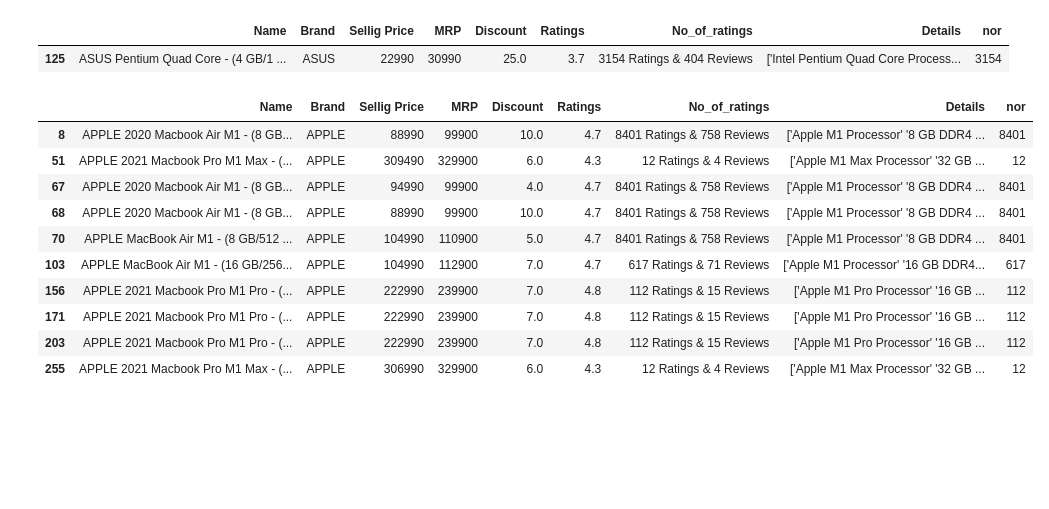
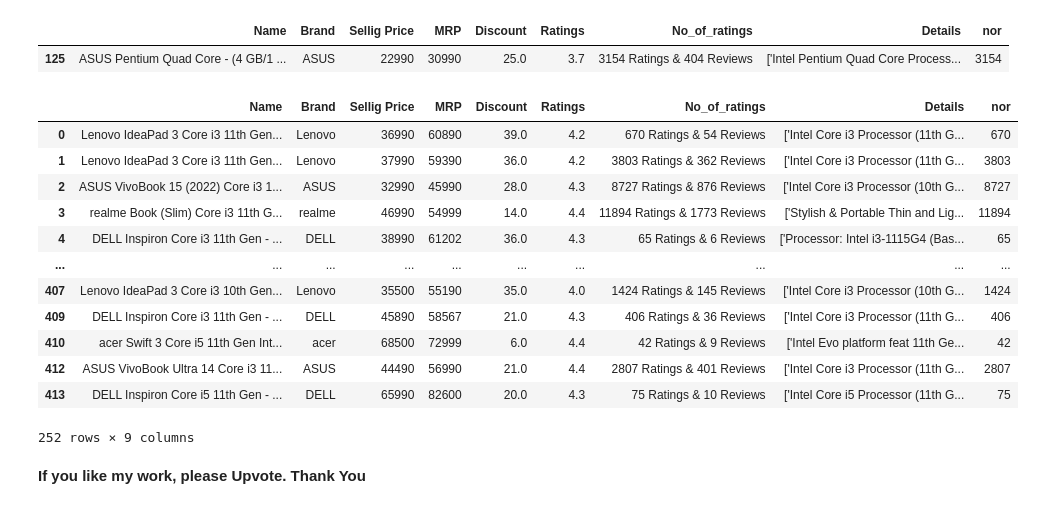
Before and after one commit to shreeparab1890/Flipkart-Laptops-Analysis-EDA, a Jupyter notebook: flipkart-laptops-analysis-eda.ipynb, the cells around one changed output. Saved outputs shown, nothing was run; the diff lists cells and outputs as text; code cells hidden in the pictures; blank space fills up the shorter version.

```diff
--- a/flipkart-laptops-analysis-eda.ipynb
+++ b/flipkart-laptops-analysis-eda.ipynb
@@ -330,17 +323,22 @@ laptops_rating[(laptops_rating['Ratings'] == laptops_rating['Ratings'].min())]
 # %%
 #Search with a feature
 #feature = str(input("Enter the feature of laptop to be serached: "))
-feature = 'M1'
+feature = '8 GB'
 laptops_df[laptops_df['Details'].str.contains(feature)]
 # %% [output]
 |  | Name | Brand | Sellig Price | MRP | Discount | Ratings | No_of_ratings | Details | nor |
-| 8 | APPLE 2020 Macbook Air M1 - (8 GB... | APPLE | 88990 | 99900 | 10.0 | 4.7 | 8401 Ratings & 758 Reviews | ['Apple M1 Processor' '8 GB DDR4 ... | 8401 |
-| 51 | APPLE 2021 Macbook Pro M1 Max - (... | APPLE | 309490 | 329900 | 6.0 | 4.3 | 12 Ratings & 4 Reviews | ['Apple M1 Max Processor' '32 GB ... | 12 |
-| 67 | APPLE 2020 Macbook Air M1 - (8 GB... | APPLE | 94990 | 99900 | 4.0 | 4.7 | 8401 Ratings & 758 Reviews | ['Apple M1 Processor' '8 GB DDR4 ... | 8401 |
-| 68 | APPLE 2020 Macbook Air M1 - (8 GB... | APPLE | 88990 | 99900 | 10.0 | 4.7 | 8401 Ratings & 758 Reviews | ['Apple M1 Processor' '8 GB DDR4 ... | 8401 |
-| 70 | APPLE MacBook Air M1 - (8 GB/512 ... | APPLE | 104990 | 110900 | 5.0 | 4.7 | 8401 Ratings & 758 Reviews | ['Apple M1 Processor' '8 GB DDR4 ... | 8401 |
-| 103 | APPLE MacBook Air M1 - (16 GB/256... | APPLE | 104990 | 112900 | 7.0 | 4.7 | 617 Ratings & 71 Reviews | ['Apple M1 Processor' '16 GB DDR4... | 617 |
-| 156 | APPLE 2021 Macbook Pro M1 Pro - (... | APPLE | 222990 | 239900 | 7.0 | 4.8 | 112 Ratings & 15 Reviews | ['Apple M1 Pro Processor' '16 GB ... | 112 |
-| 171 | APPLE 2021 Macbook Pro M1 Pro - (... | APPLE | 222990 | 239900 | 7.0 | 4.8 | 112 Ratings & 15 Reviews | ['Apple M1 Pro Processor' '16 GB ... | 112 |
-| 203 | APPLE 2021 Macbook Pro M1 Pro - (... | APPLE | 222990 | 239900 | 7.0 | 4.8 | 112 Ratings & 15 Reviews | ['Apple M1 Pro Processor' '16 GB ... | 112 |
-| 255 | APPLE 2021 Macbook Pro M1 Max - (... | APPLE | 306990 | 329900 | 6.0 | 4.3 | 12 Ratings & 4 Reviews | ['Apple M1 Max Processor' '32 GB ... | 12 |
+| 0 | Lenovo IdeaPad 3 Core i3 11th Gen... | Lenovo | 36990 | 60890 | 39.0 | 4.2 | 670 Ratings & 54 Reviews | ['Intel Core i3 Processor (11th G... | 670 |
+| 1 | Lenovo IdeaPad 3 Core i3 11th Gen... | Lenovo | 37990 | 59390 | 36.0 | 4.2 | 3803 Ratings & 362 Reviews | ['Intel Core i3 Processor (11th G... | 3803 |
+| 2 | ASUS VivoBook 15 (2022) Core i3 1... | ASUS | 32990 | 45990 | 28.0 | 4.3 | 8727 Ratings & 876 Reviews | ['Intel Core i3 Processor (10th G... | 8727 |
+| 3 | realme Book (Slim) Core i3 11th G... | realme | 46990 | 54999 | 14.0 | 4.4 | 11894 Ratings & 1773 Reviews | ['Stylish & Portable Thin and Lig... | 11894 |
+| 4 | DELL Inspiron Core i3 11th Gen - ... | DELL | 38990 | 61202 | 36.0 | 4.3 | 65 Ratings & 6 Reviews | ['Processor: Intel i3-1115G4 (Bas... | 65 |
+| ... | ... | ... | ... | ... | ... | ... | ... | ... | ... |
+| 407 | Lenovo IdeaPad 3 Core i3 10th Gen... | Lenovo | 35500 | 55190 | 35.0 | 4.0 | 1424 Ratings & 145 Reviews | ['Intel Core i3 Processor (10th G... | 1424 |
+| 409 | DELL Inspiron Core i3 11th Gen - ... | DELL | 45890 | 58567 | 21.0 | 4.3 | 406 Ratings & 36 Reviews | ['Intel Core i3 Processor (11th G... | 406 |
+| 410 | acer Swift 3 Core i5 11th Gen Int... | acer | 68500 | 72999 | 6.0 | 4.4 | 42 Ratings & 9 Reviews | ['Intel Evo platform feat 11th Ge... | 42 |
+| 412 | ASUS VivoBook Ultra 14 Core i3 11... | ASUS | 44490 | 56990 | 21.0 | 4.4 | 2807 Ratings & 401 Reviews | ['Intel Core i3 Processor (11th G... | 2807 |
+| 413 | DELL Inspiron Core i5 11th Gen - ... | DELL | 65990 | 82600 | 20.0 | 4.3 | 75 Ratings & 10 Reviews | ['Intel Core i5 Processor (11th G... | 75 |
+252 rows × 9 columns
+# %% [markdown]
+**If you like my work, please Upvote.
+Thank You**
```
Also changed, not shown: parts of 6 cells of this notebook.
